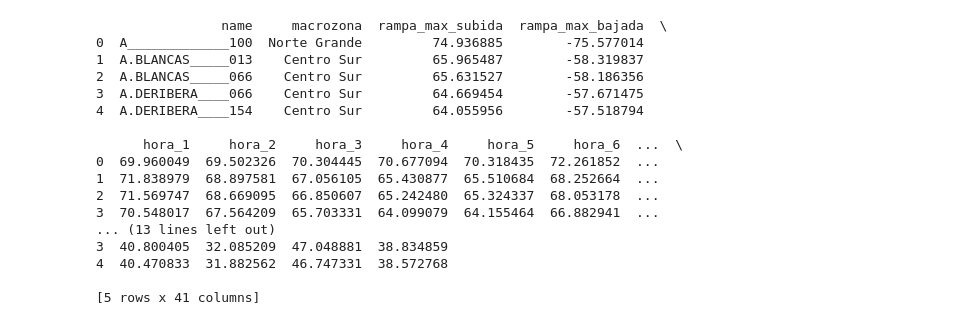
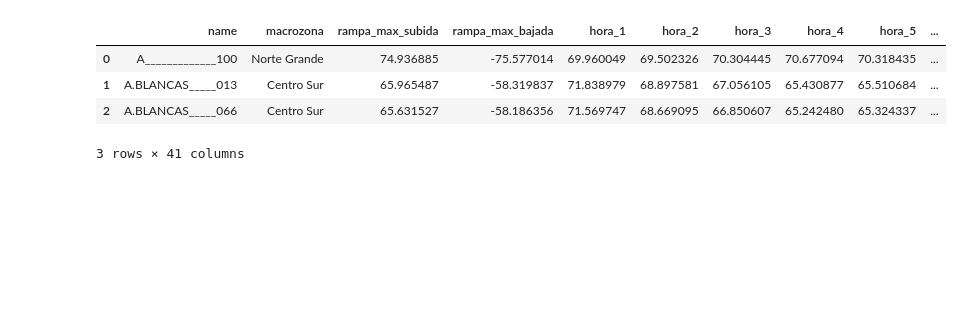
Before and after one commit to JRichi-99/ProyectoAnalisisElectrico, a Jupyter notebook: notebook/DataProcess/SegmentBars/SegmentBarsByModels.ipynb, the cells around one changed output. Cells and saved outputs as stored; diff of their text form; code cells hidden in the pictures; blank space fills up the shorter version.

```diff
--- a/notebook/DataProcess/SegmentBars/SegmentBarsByModels.ipynb
+++ b/notebook/DataProcess/SegmentBars/SegmentBarsByModels.ipynb
@@ -20,43 +16,46 @@ df.columns=["name", "hora", "cmg", "mes", "cmg_mes", "cmg_period", "macrozona"]
 # %%
+# Carga de datos
+df = pd.read_parquet(Path(r"D:\ProyectoAnalisisElectrico\Cmg\TrainMacrozona.parquet"))
+df = df.drop(columns=["tension", "nombre_barra", "CMg[CLP/KWh]", "Periodo", "CMg[CLP/KWh]_mes", "CMg[CLP/KWh]_period", "Año"], errors = "ignore")
+df.columns=["name", "hora", "cmg", "mes", "cmg_mes", "cmg_period", "macrozona"]
+
+# Cálculo de Rampas
 df_ordenado = df.sort_values(['name', 'mes', 'hora'])
 df_ordenado['Rampa'] = df_ordenado.groupby('name')['cmg'].diff()
-
 df_rampas = df_ordenado.groupby('name').agg(
     rampa_max_subida=('Rampa', 'max'),
     rampa_max_bajada=('Rampa', 'min')
 ).reset_index()
 
+# Perfil 24 Horas
 df_24h = df.groupby(["name", "hora"])["cmg"].mean().reset_index()
 df_24h_pivot = df_24h.pivot(index="name", columns="hora", values="cmg").reset_index()
 df_24h_pivot.columns = ["name"] + [f"hora_{int(h)}" for h in df_24h_pivot.columns[1:]]
 
+# Perfil 12 Meses
 df_mes = df.groupby(["name", "mes"])["cmg"].mean().reset_index()
 df_mes_pivot = df_mes.pivot(index="name", columns="mes", values="cmg").reset_index()
 df_mes_pivot.columns = ["name"] + [f"mes_{int(m)}" for m in df_mes_pivot.columns[1:]]
 
+# Consolidación final del Dataset Wide
 df_base = df[['name', 'macrozona']].drop_duplicates()
-
 dff = pd.merge(df_base, df_rampas, on="name")
 dff = pd.merge(dff, df_24h_pivot, on="name")
 dff = pd.merge(dff, df_mes_pivot, on="name")
 
-print(dff.head())
+# Separar Variables Predictoras (X) de Objetivo (y)
+X = dff.drop(columns=['name', 'macrozona'])
+y = dff['macrozona']
+
+# Codificar las variables categóricas (Macrozonas)
+le = LabelEncoder()
+y_num = le.fit_transform(y)
+
+dff.head(3)
 # %% [output]
+|  | name | macrozona | rampa_max_subida | rampa_max_bajada | hora_1 | hora_2 | hora_3 | hora_4 | hora_5 | ... |
+| 0 | A_____________100 | Norte Grande | 74.936885 | -75.577014 | 69.960049 | 69.502326 | 70.304445 | 70.677094 | 70.318435 | ... |
+| 1 | A.BLANCAS_____013 | Centro Sur | 65.965487 | -58.319837 | 71.838979 | 68.897581 | 67.056105 | 65.430877 | 65.510684 | ... |
+| 2 | A.BLANCAS_____066 | Centro Sur | 65.631527 | -58.186356 | 71.569747 | 68.669095 | 66.850607 | 65.242480 | 65.324337 | ... |
-                name     macrozona  rampa_max_subida  rampa_max_bajada  \
-0  A_____________100  Norte Grande         74.936885        -75.577014
-1  A.BLANCAS_____013    Centro Sur         65.965487        -58.319837
-2  A.BLANCAS_____066    Centro Sur         65.631527        -58.186356
-3  A.DERIBERA____066    Centro Sur         64.669454        -57.671475
-4  A.DERIBERA____154    Centro Sur         64.055956        -57.518794
-
-      hora_1     hora_2     hora_3     hora_4     hora_5     hora_6  ...  \
-0  69.960049  69.502326  70.304445  70.677094  70.318435  72.261852  ...
-1  71.838979  68.897581  67.056105  65.430877  65.510684  68.252664  ...
-2  71.569747  68.669095  66.850607  65.242480  65.324337  68.053178  ...
-3  70.548017  67.564209  65.703331  64.099079  64.155464  66.882941  ...
-... (13 lines left out)
-3  40.800405  32.085209  47.048881  38.834859
-4  40.470833  31.882562  46.747331  38.572768
-
-[5 rows x 41 columns]
+3 rows × 41 columns
 # %%
```
Also changed, not shown: parts of 20 cells of this notebook, 22 other files.
